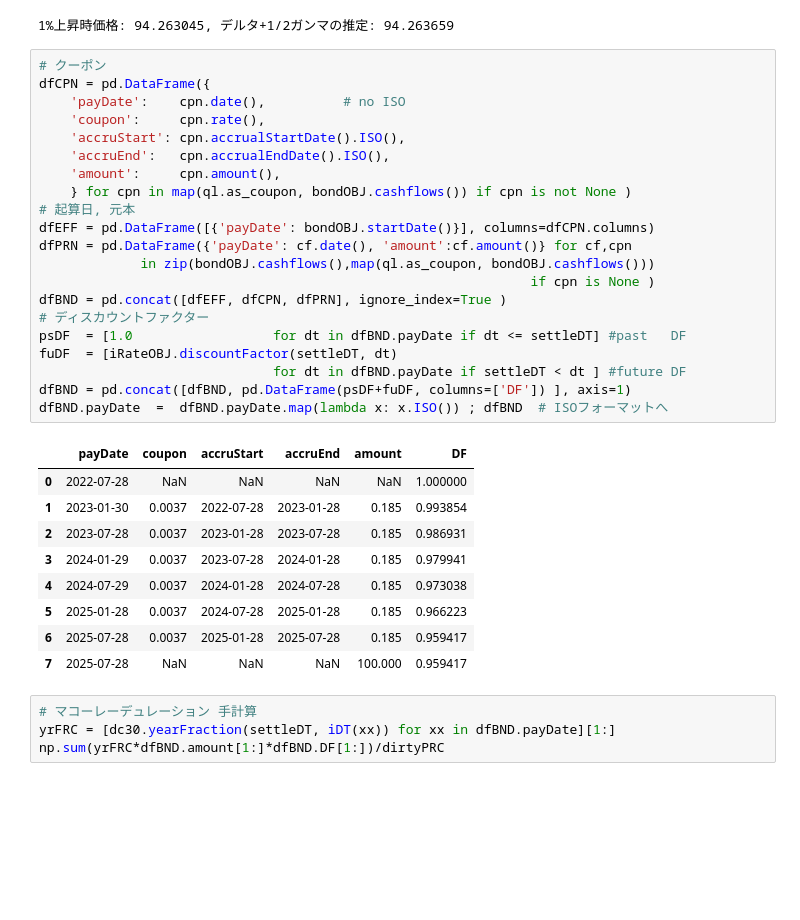
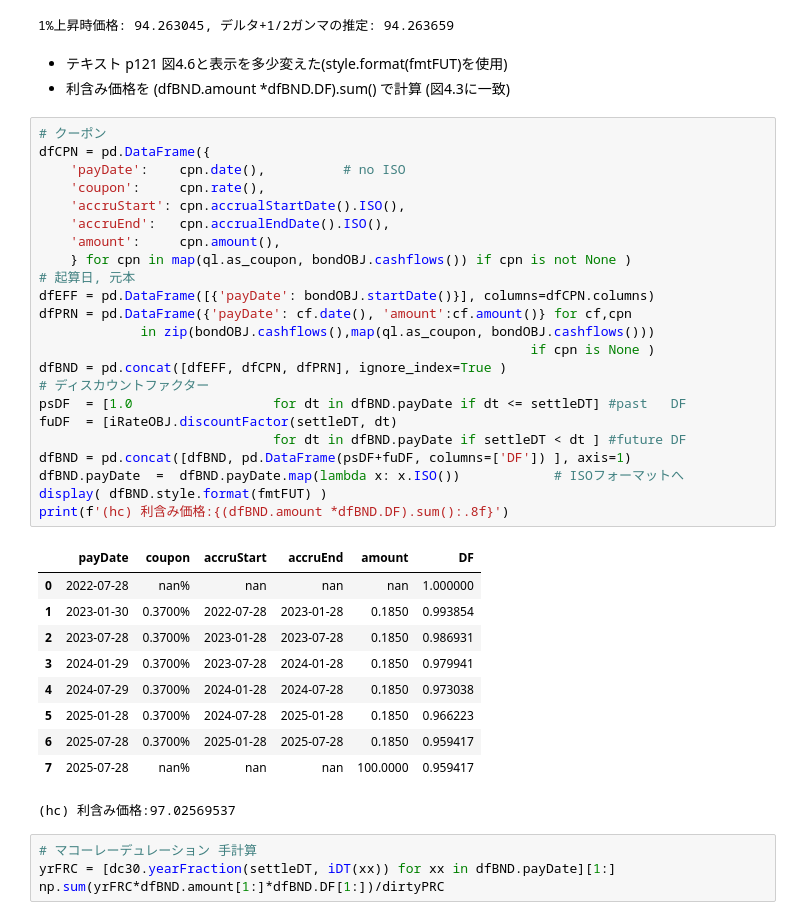
Before and after one commit to retrieveram/Python-Bond-Derivatives, a Jupyter notebook: ch04.ipynb, the cells around one changed output. Cells and saved outputs as stored; diff of their text form; blank space fills up the shorter version.

```diff
--- a/ch04.ipynb
+++ b/ch04.ipynb
@@ -96,37 +96,43 @@ hcPRC = dirtyPRC + deltA + 0.5*gammA
 print(f'1%上昇時価格: {Pup100bp:.6f}, デルタ+1/2ガンマの推定: {hcPRC:.6f}')
 # %% [output]
 1%上昇時価格: 94.263045, デルタ+1/2ガンマの推定: 94.263659
+# %% [markdown]
+* テキスト p121 図4.6と表示を多少変えた(style.format(fmtFUT)を使用)
+* 利含み価格を (dfBND.amount *dfBND.DF).sum() で計算 (図4.3に一致)
 # %%
 # クーポン
 dfCPN = pd.DataFrame({
     'payDate':    cpn.date(),          # no ISO
     'coupon':     cpn.rate(),
     'accruStart': cpn.accrualStartDate().ISO(),
     'accruEnd':   cpn.accrualEndDate().ISO(),
     'amount':     cpn.amount(),
     } for cpn in map(ql.as_coupon, bondOBJ.cashflows()) if cpn is not None )
 # 起算日, 元本
 dfEFF = pd.DataFrame([{'payDate': bondOBJ.startDate()}], columns=dfCPN.columns)
 dfPRN = pd.DataFrame({'payDate': cf.date(), 'amount':cf.amount()} for cf,cpn
              in zip(bondOBJ.cashflows(),map(ql.as_coupon, bondOBJ.cashflows()))
                                                                if cpn is None )
 dfBND = pd.concat([dfEFF, dfCPN, dfPRN], ignore_index=True )
 # ディスカウントファクター
 psDF  = [1.0                  for dt in dfBND.payDate if dt <= settleDT] #past   DF
 fuDF  = [iRateOBJ.discountFactor(settleDT, dt)
                               for dt in dfBND.payDate if settleDT < dt ] #future DF
 dfBND = pd.concat([dfBND, pd.DataFrame(psDF+fuDF, columns=['DF']) ], axis=1)
-dfBND.payDate  =  dfBND.payDate.map(lambda x: x.ISO()) ; dfBND  # ISOフォーマットへ
+dfBND.payDate  =  dfBND.payDate.map(lambda x: x.ISO())            # ISOフォーマットへ
+display( dfBND.style.format(fmtFUT) )
+print(f'(hc) 利含み価格:{(dfBND.amount *dfBND.DF).sum():.8f}')
 # %% [output]
 |  | payDate | coupon | accruStart | accruEnd | amount | DF |
-| 0 | 2022-07-28 | NaN | NaN | NaN | NaN | 1.000000 |
-| 1 | 2023-01-30 | 0.0037 | 2022-07-28 | 2023-01-28 | 0.185 | 0.993854 |
-| 2 | 2023-07-28 | 0.0037 | 2023-01-28 | 2023-07-28 | 0.185 | 0.986931 |
-| 3 | 2024-01-29 | 0.0037 | 2023-07-28 | 2024-01-28 | 0.185 | 0.979941 |
-| 4 | 2024-07-29 | 0.0037 | 2024-01-28 | 2024-07-28 | 0.185 | 0.973038 |
-| 5 | 2025-01-28 | 0.0037 | 2024-07-28 | 2025-01-28 | 0.185 | 0.966223 |
-| 6 | 2025-07-28 | 0.0037 | 2025-01-28 | 2025-07-28 | 0.185 | 0.959417 |
-| 7 | 2025-07-28 | NaN | NaN | NaN | 100.000 | 0.959417 |
+| 0 | 2022-07-28 | nan% | nan | nan | nan | 1.000000 |
+| 1 | 2023-01-30 | 0.3700% | 2022-07-28 | 2023-01-28 | 0.1850 | 0.993854 |
+| 2 | 2023-07-28 | 0.3700% | 2023-01-28 | 2023-07-28 | 0.1850 | 0.986931 |
+| 3 | 2024-01-29 | 0.3700% | 2023-07-28 | 2024-01-28 | 0.1850 | 0.979941 |
+| 4 | 2024-07-29 | 0.3700% | 2024-01-28 | 2024-07-28 | 0.1850 | 0.973038 |
+| 5 | 2025-01-28 | 0.3700% | 2024-07-28 | 2025-01-28 | 0.1850 | 0.966223 |
+| 6 | 2025-07-28 | 0.3700% | 2025-01-28 | 2025-07-28 | 0.1850 | 0.959417 |
+| 7 | 2025-07-28 | nan% | nan | nan | 100.0000 | 0.959417 |
+(hc) 利含み価格:97.02569537
 # %%
 # マコーレーデュレーション 手計算
 yrFRC = [dc30.yearFraction(settleDT, iDT(xx)) for xx in dfBND.payDate][1:]
```
Also changed, not shown: 2 other files.
